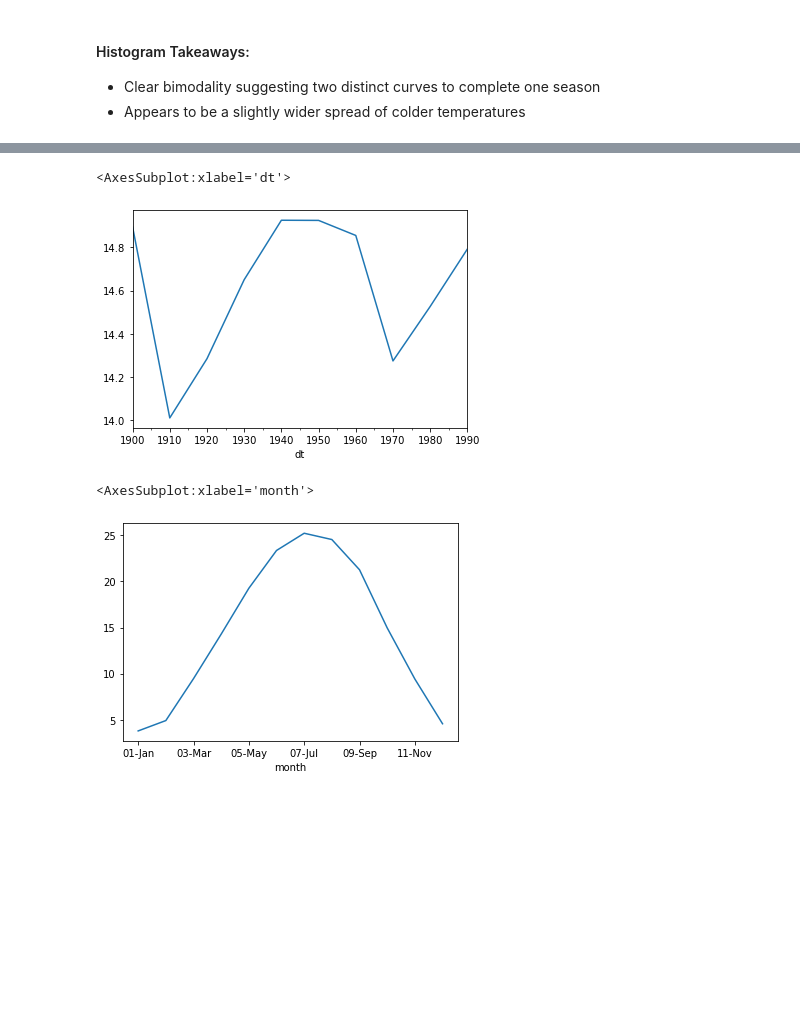
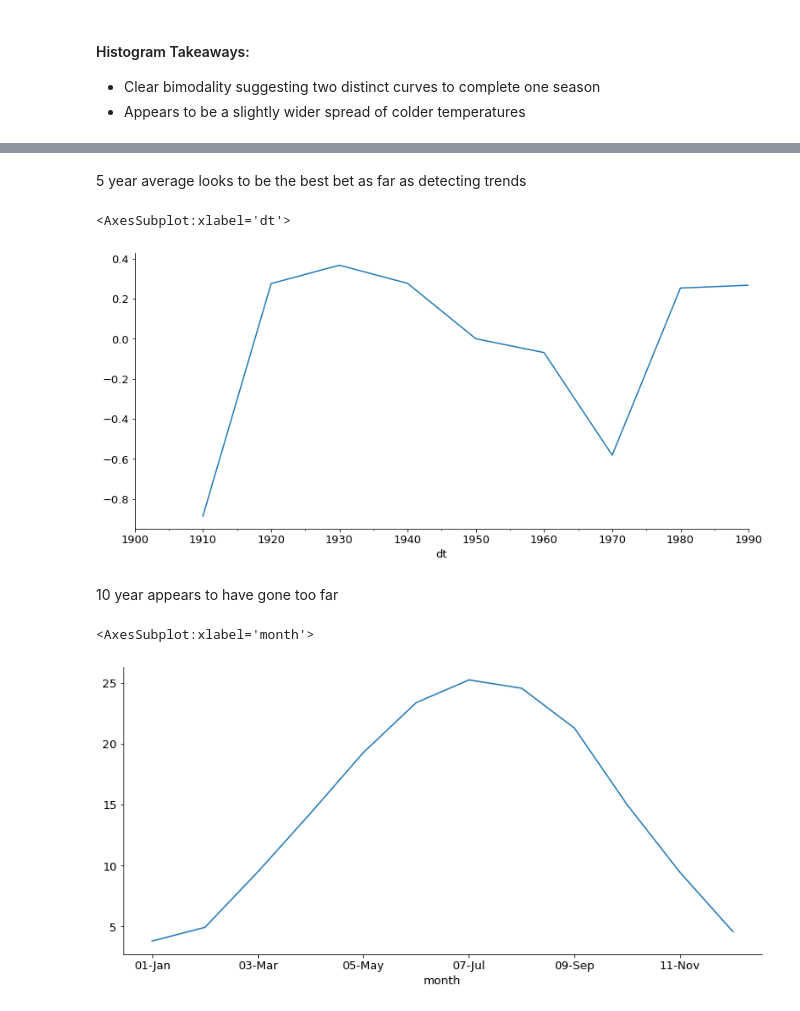
Before and after one commit to Tyler-Applegate/time-series-exercises, a Jupyter notebook: mini_project.ipynb, the cells around one changed output, grey strips where cells are left out. Drawn from its saved outputs; the diff is of its cells as text; code cells hidden in the pictures; blank space fills up the shorter version.

```diff
--- a/mini_project.ipynb
+++ b/mini_project.ipynb
@@ -13,3 +17,7 @@ from time import strftime
+# %%
+plt.rc('figure', figsize=(13, 6))
+plt.rc('axes.spines', top=False, right=False)
+plt.rc('font', size=13)
 # %% [markdown]
 ### Assignment
 The goal of this mini-project is to practice what you have learned at each stage of the pipeline throughout the time series module. You will use the earth surface temperature data offered by Berkeley Earth through Kaggle.com. You will select one location, could be a city or a state or something relatively similar in size and analyze the patterns in temperature over time. You will then model those patterns to forecast temperature into the future (how far is up to you, but should be something meaningful).
@@ -181,11 +200,15 @@ y.resample('Y').mean().plot()
+# %% [markdown]
+5 year average looks to be the best bet as far as detecting trends
 # %%
-y.resample('10Y').mean().plot()
+y.resample('10Y').mean().diff().plot()
 # %% [output]
 <AxesSubplot:xlabel='dt'>
-[figure, old version]
+[figure, new version]
+# %% [markdown]
+10 year appears to have gone too far
 # %%
 train.groupby('month').mean().avg_temp.plot()
 # %% [output]
 <AxesSubplot:xlabel='month'>
-[figure, old version]
+[figure, new version]
 # %%
```
Also changed, not shown: parts of 85 cells of this notebook, 3 other files.
